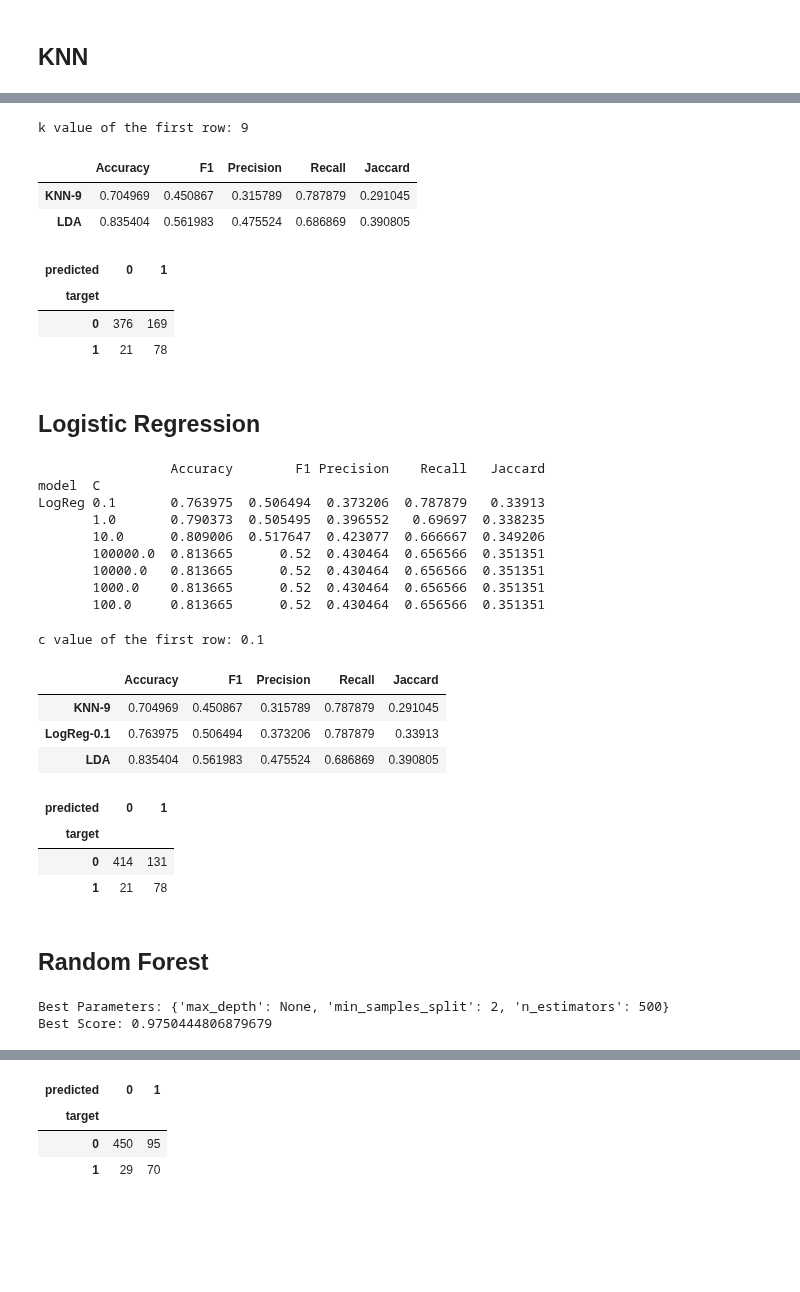
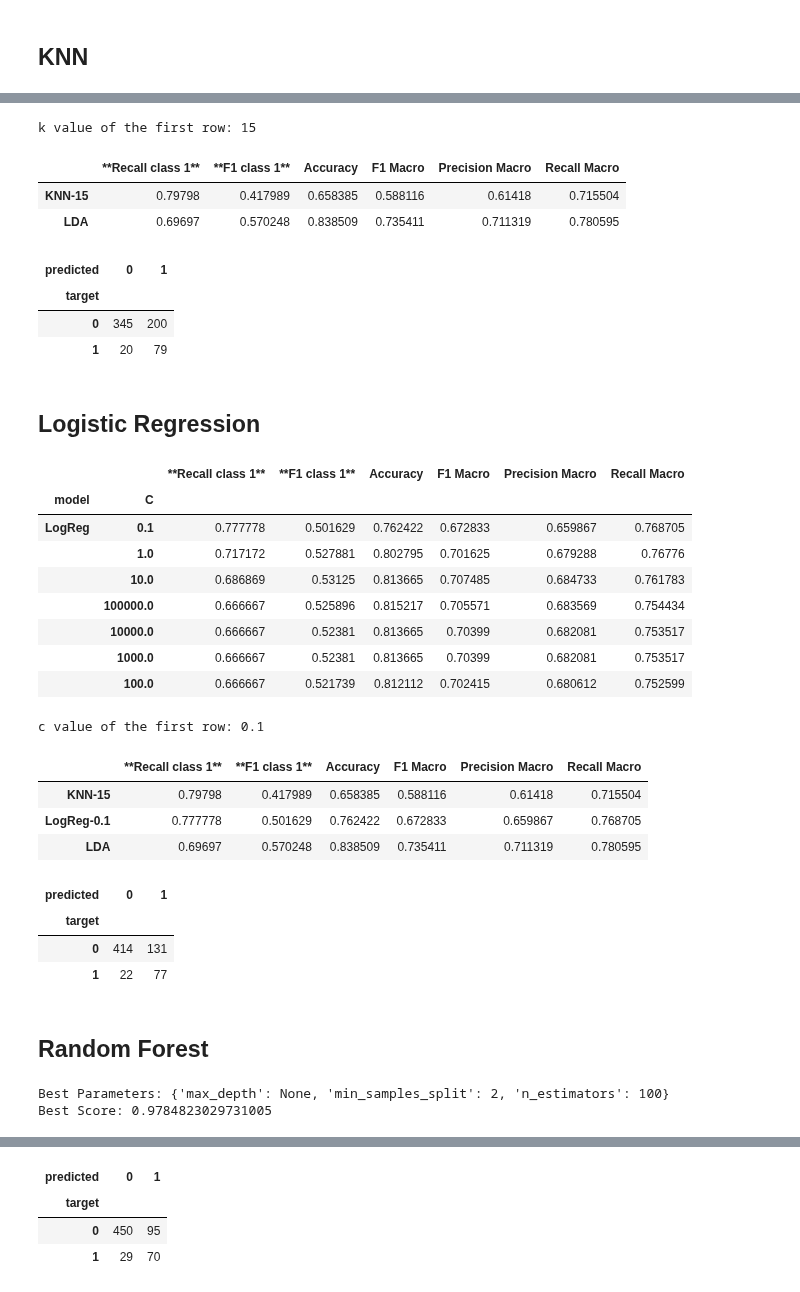
Before and after one commit to zivkovicbogdana/breast-cancer-prediction, a Jupyter notebook: analysis.ipynb, the cells around one changed output, grey strips where cells are left out. Cells and saved outputs as stored; diff of their text form; code cells hidden in the pictures; blank space fills up the shorter version.

```diff
--- a/analysis.ipynb
+++ b/analysis.ipynb
@@ -164,15 +164,16 @@ Resampled dataset shape: Counter({1: 1642, 0: 1324})
 # %% [markdown]
 ## Support Functions
 # %%
-results_df = pd.DataFrame(index=[], columns= ['Accuracy', 'F1', 'Precision', 'Recall', 'Jaccard'])
+results_df = pd.DataFrame(index=[], columns= ['**Recall class 1**', '**F1 class 1**','Accuracy', 'F1 Macro', 'Precision Macro', 'Recall Macro'])
 # %%
 def compute_metrics(y_real,y_pred):
-    accuracy = accuracy_score(y_real, y_pred)
-    f1 =f1_score(y_real,y_pred, pos_label=1)
-    precision = precision_score(y_real, y_pred, pos_label=1)
-    recall =recall_score(y_real,y_pred, pos_label=1)
-    jaccard = jaccard_score(y_real, y_pred, pos_label=1)
-    return [accuracy, f1, precision, recall, jaccard]
+    recall_class_1 =recall_score(y_real,y_pred, pos_label=1)
+    f1_class_1 =f1_score(y_real,y_pred, pos_label=1)
+    accuracy = accuracy_score(y_real,y_pred)
+    f1_macro =f1_score(y_real,y_pred, average='macro')
+    precison_macro =precision_score(y_real,y_pred,  average='macro')
+    recall_macro =recall_score(y_real,y_pred,  average='macro')
+    return [recall_class_1, f1_class_1, accuracy,f1_macro,precison_macro,recall_macro ]
 
 def confusion(true, pred):
     """
@@ -240,7 +241,7 @@ from sklearn.neighbors import KNeighborsClassifier
 
 
 index= pd.MultiIndex.from_arrays([[], []], names=('model', 'k'))
-results_knn = pd.DataFrame(index=index, columns= ['Accuracy', 'F1', 'Precision', 'Recall', 'Jaccard'])
+results_knn = pd.DataFrame(index=index, columns= ['**Recall class 1**', '**F1 class 1**','Accuracy', 'F1 Macro', 'Precision Macro', 'Recall Macro'])
 
 k_values = range(1,50,2)
 
@@ -250,6 +251,6 @@ for k in k_values:
     y_pred = knn.predict(X_val)
     results_knn.loc[('KNN',k), :] = compute_metrics(y_val, y_pred)
 
-sorted_results_knn = results_knn.sort_values(by='Recall', ascending=False)
+sorted_results_knn = results_knn.sort_values(by='**Recall class 1**', ascending=False)
 print(sorted_results_knn)
 # %% [output]
@@ -282,20 +283,20 @@ knn = KNeighborsClassifier(n_neighbors=k_value)
 knn = knn.fit(X_train,y_train)
 y_pred_knn = knn.predict(X_val)
 results_df.loc['KNN-'+str(k_value), :] = compute_metrics(y_val, y_pred_knn)
-results_df.sort_values(by='Recall', ascending=False)
+results_df.sort_values(by='**Recall class 1**', ascending=False)
 # %% [output]
-k value of the first row: 9
+k value of the first row: 15
-|  | Accuracy | F1 | Precision | Recall | Jaccard |
-| KNN-9 | 0.704969 | 0.450867 | 0.315789 | 0.787879 | 0.291045 |
-| LDA | 0.835404 | 0.561983 | 0.475524 | 0.686869 | 0.390805 |
+|  | **Recall class 1** | **F1 class 1** | Accuracy | F1 Macro | Precision Macro | Recall Macro |
+| KNN-15 | 0.79798 | 0.417989 | 0.658385 | 0.588116 | 0.61418 | 0.715504 |
+| LDA | 0.69697 | 0.570248 | 0.838509 | 0.735411 | 0.711319 | 0.780595 |
 # %%
 # Confusion matrix
 confusion(y_val, y_pred_knn)
 # %% [output]
 | predicted | 0 | 1 |
 | target |  |  |
-| 0 | 376 | 169 |
-| 1 | 21 | 78 |
+| 0 | 345 | 200 |
+| 1 | 20 | 79 |
 # %% [markdown]
 ## Logistic Regression
 # %%
@@ -303,7 +304,7 @@ from sklearn.linear_model import LogisticRegression
 
 
 index= pd.MultiIndex.from_arrays([[], []], names=('model', 'C'))
-results_logreg = pd.DataFrame(index=index, columns= ['Accuracy', 'F1', 'Precision', 'Recall', 'Jaccard'])
+results_logreg = pd.DataFrame(index=index, columns= ['**Recall class 1**', '**F1 class 1**','Accuracy', 'F1 Macro', 'Precision Macro', 'Recall Macro'])
 
 lambdas = [0.00001, 0.0001, 0.001, 0.01, 0.1, 1, 10]
 
@@ -314,36 +315,36 @@ for l in lambdas:
     y_pred = logreg.predict(X_val)
     results_logreg.loc[('LogReg', C), :] = compute_metrics(y_val, y_pred)
 
-sorted_results_logreg = results_logreg.sort_values(by='Recall', ascending=False)
-print(sorted_results_logreg)
+sorted_results_logreg = results_logreg.sort_values(by='**Recall class 1**', ascending=False)
+sorted_results_logreg
 # %% [output]
-                 Accuracy        F1 Precision    Recall   Jaccard
-model  C
-LogReg 0.1       0.763975  0.506494  0.373206  0.787879   0.33913
-       1.0       0.790373  0.505495  0.396552   0.69697  0.338235
-       10.0      0.809006  0.517647  0.423077  0.666667  0.349206
-       100000.0  0.813665      0.52  0.430464  0.656566  0.351351
-       10000.0   0.813665      0.52  0.430464  0.656566  0.351351
-       1000.0    0.813665      0.52  0.430464  0.656566  0.351351
-       100.0     0.813665      0.52  0.430464  0.656566  0.351351
+|  |  | **Recall class 1** | **F1 class 1** | Accuracy | F1 Macro | Precision Macro | Recall Macro |
+| model | C |  |  |  |  |  |  |
+| LogReg | 0.1 | 0.777778 | 0.501629 | 0.762422 | 0.672833 | 0.659867 | 0.768705 |
+|  | 1.0 | 0.717172 | 0.527881 | 0.802795 | 0.701625 | 0.679288 | 0.76776 |
+|  | 10.0 | 0.686869 | 0.53125 | 0.813665 | 0.707485 | 0.684733 | 0.761783 |
+|  | 100000.0 | 0.666667 | 0.525896 | 0.815217 | 0.705571 | 0.683569 | 0.754434 |
+|  | 10000.0 | 0.666667 | 0.52381 | 0.813665 | 0.70399 | 0.682081 | 0.753517 |
+|  | 1000.0 | 0.666667 | 0.52381 | 0.813665 | 0.70399 | 0.682081 | 0.753517 |
+|  | 100.0 | 0.666667 | 0.521739 | 0.812112 | 0.702415 | 0.680612 | 0.752599 |
 # %%
 # Retrieve the k value of the first row
 first_row = sorted_results_logreg.iloc[0]
 c_value = first_row.name[1]
 
 print("c value of the first row:", c_value)
 
 logreg = LogisticRegression(C=c_value, max_iter=1000).fit(X_train,y_train)
 y_pred_logreg = logreg.predict(X_val)
 results_df.loc['LogReg-'+str(c_value), :] = compute_metrics(y_val, y_pred_logreg)
 
-results_df.sort_values(by='Recall', ascending=False)
+results_df.sort_values(by='**Recall class 1**', ascending=False)
 # %% [output]
 c value of the first row: 0.1
-|  | Accuracy | F1 | Precision | Recall | Jaccard |
-| KNN-9 | 0.704969 | 0.450867 | 0.315789 | 0.787879 | 0.291045 |
-| LogReg-0.1 | 0.763975 | 0.506494 | 0.373206 | 0.787879 | 0.33913 |
-| LDA | 0.835404 | 0.561983 | 0.475524 | 0.686869 | 0.390805 |
+|  | **Recall class 1** | **F1 class 1** | Accuracy | F1 Macro | Precision Macro | Recall Macro |
+| KNN-15 | 0.79798 | 0.417989 | 0.658385 | 0.588116 | 0.61418 | 0.715504 |
+| LogReg-0.1 | 0.777778 | 0.501629 | 0.762422 | 0.672833 | 0.659867 | 0.768705 |
+| LDA | 0.69697 | 0.570248 | 0.838509 | 0.735411 | 0.711319 | 0.780595 |
 # %%
 # Confusion matrix
 confusion(y_val, y_pred_logreg)
@@ -351,7 +352,7 @@ confusion(y_val, y_pred_logreg)
 | predicted | 0 | 1 |
 | target |  |  |
 | 0 | 414 | 131 |
-| 1 | 21 | 78 |
+| 1 | 22 | 77 |
 # %% [markdown]
 ## Random Forest
 # %%
@@ -368,7 +369,7 @@ rf_classifier = RandomForestClassifier(random_state=42)
 # Create the GridSearchCV object
 grid_search = GridSearchCV(estimator=rf_classifier,
                            param_grid=param_grid,
-                           scoring=['accuracy', 'f1', 'precision', 'recall', 'jaccard'],
+                           scoring=['recall', 'f1','accuracy', 'f1_macro', 'precision_macro', 'recall_macro'],
                            cv=5,
                            refit='recall')
 
@@ -384,8 +385,8 @@ print("Best Score:", grid_search.best_score_)
 # Get the best model found by GridSearchCV
 best_rfmodel = grid_search.best_estimator_
 # %% [output]
-Best Parameters: {'max_depth': None, 'min_samples_split': 2, 'n_estimators': 500}
-Best Score: 0.9750444806879679
+Best Parameters: {'max_depth': None, 'min_samples_split': 2, 'n_estimators': 100}
+Best Score: 0.9784823029731005
 # %%
 y_pred_rf = best_rfmodel.predict(X_val)
 results_df.loc['Random Forest', :] = compute_metrics(y_val, y_pred_rf)
```
Also changed, not shown: parts of 11 cells of this notebook.
